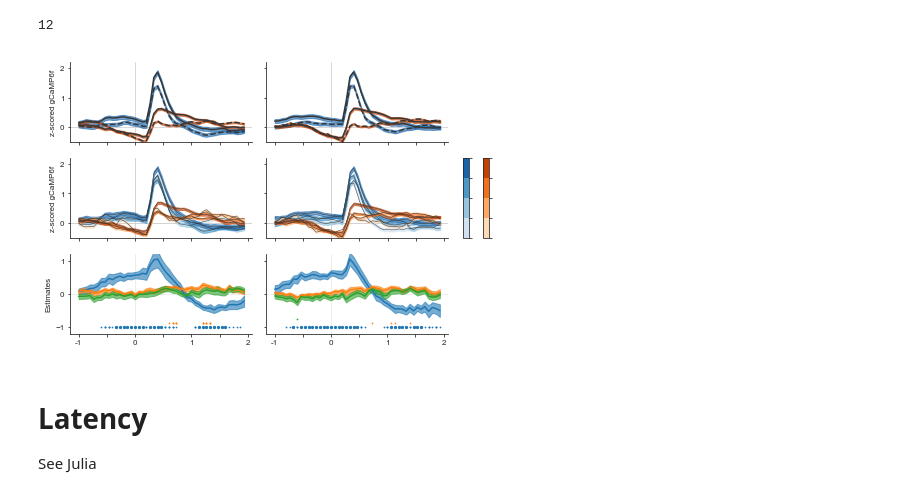
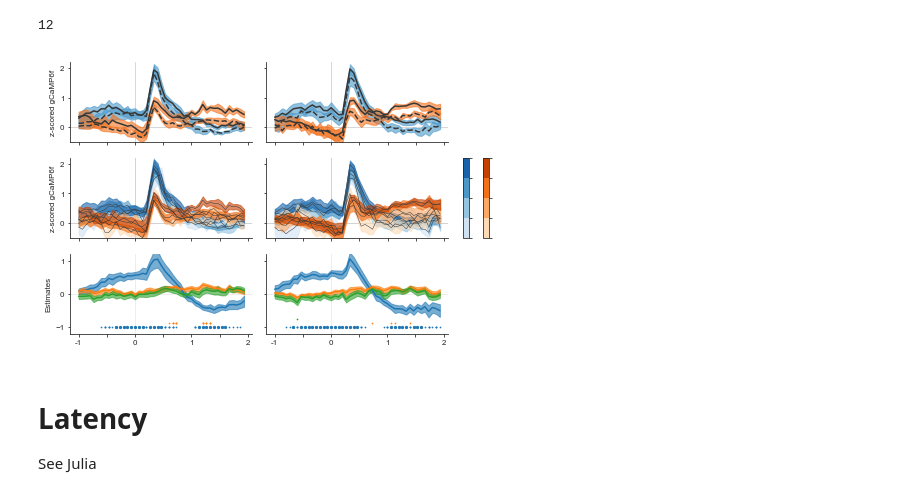
Before and after one commit to rachelstephlee/qlearning, a Jupyter notebook: Reviews_Analyses.ipynb, the cells around one changed output. Drawn from its saved outputs; the diff is of its cells as text; code cells hidden in the pictures.

```diff
--- a/Reviews_Analyses.ipynb
+++ b/Reviews_Analyses.ipynb
@@ -958,9 +958,9 @@ df_DMS = df_corr_all[df_corr_all['RecordLoc'] == 'DMS']
 df_DMS_CB = df_corr_all[df_corr_all['RecordLoc'] == 'DMS_CB']
 df_DMS.columns
 
-df_src = df_DMS
+df_src = df_DMS_CB
 RECORDLOC = "DMS_CB"
-RECORDLOC_STR = "VTA/SN::DMS Cell-Bodies"
+RECORDLOC_STR = "VTA/SN::DMS Terminals"
 # %%
 # checking block lengths
 reversal_starts = np.where(df_src['Reversal'] == 1)[0]
@@ -1102,21 +1102,24 @@ for num_col, [df_src, src_name] in enumerate(zip([df_early, df_late], ['early',
 
             for l_i, col in zip(lines, color_palette):
 
-                # plot gcamps
+                  # plot gcamps
                 if src == 'qval':
                     x = np.arange(-LEN_BEFORE/15, LEN_AFTER/ 15, 1/15)
-                    y = np.mean(df_filtered[(df_filtered[Q_to_plot] > l_i.left) & (df_filtered[Q_to_plot] <= l_i.right)][timelocked], 0)
+                    gcamp = df_filtered[(df_filtered[Q_to_plot] > l_i.left) & (df_filtered[Q_to_plot] <= l_i.right)].groupby("MouseID")[timelocked]
+                    mean_act_per_mice = [np.mean(act_per_mice[1].values, 0) for act_per_mice in gcamp] # might not be n = 12 or n = 7 depending on the mice
+                    y = np.mean(mean_act_per_mice, 0) # get grand mean
                     ls_i = '-'
                     lw = 0.5
                 elif src == 'gcamp':
-                    gcamp = np.vstack(df_filtered[(df_filtered['Reward_last'] == l_i) & (df_filtered['Stay/Leave'] == 'stay')][timelocked])
                     x = np.arange(-LEN_BEFORE/15, LEN_AFTER/ 15, 1/15)
-                    y = np.mean(gcamp, axis = 0)
-                    col = color_palette[num_Q_bins - 1]
+                    gcamp = df_filtered[(df_filtered['Reward_last'] == l_i) & (df_filtered['Stay/Leave'] == 'stay')].groupby("MouseID")[timelocked]
+                    mean_act_per_mice = [np.mean(act_per_mice[1].values, 0) for act_per_mice in gcamp] # might not be n = 12 or n = 7 depending on the mice
+                    y = np.mean(mean_act_per_mice, 0)
+                    col = color_palette[avg_color_palette]
                     lw = 1.5
                     ls_i = line_styles[l_i]
 
-                error = scipy.stats.sem(y, axis = 0)
+                error = np.std(mean_act_per_mice, axis = 0) / np.sqrt(len(mean_act_per_mice))
                 ax.plot(x, y, color = '#363737', linestyle = ls_i, linewidth = lw)
                 ax.fill_between(x, y-error, y+error, color = col, alpha = 0.6)
 
@@ -1215,34 +1218,34 @@ for num_col, [df_src, src_name] in enumerate(zip([df_early, df_late], ['early',
     else:
         ax.set_ylabel("")
         ax.yaxis.set_ticklabels([])
     ax.tick_params(labelsize = SZ, length = 2.5)
 
 
     ax.set_xticklabels(['-1', '-1', '', '0', '', '1', '', '2'])
 
     ax.set_xlabel('', size = SZ)
 
 
     # ax.yaxis.grid(True)
     ax.axvline(0, color = 'lightgray', alpha = 0.5, zorder = 0, lw = 0.8) # ls = ':'
     ax.axhline(0, color = 'lightgray', alpha = 0.5, zorder = 0, lw = 0.8)
 
 
 
 
 
 
 
 
 # plt.tight_layout(w_pad = 0, h_pad = 0, pad = 0)
 sns.despine()
 
 
 
 
 plt.savefig('figs/R1b_for_ai.pdf',transparent = True, quality = 95)
 # %% [output]
-[figure, old version]
+[figure, new version]
 # %% [markdown]
 # Latency
 
```
Also changed, not shown: parts of 1 cell of this notebook.
